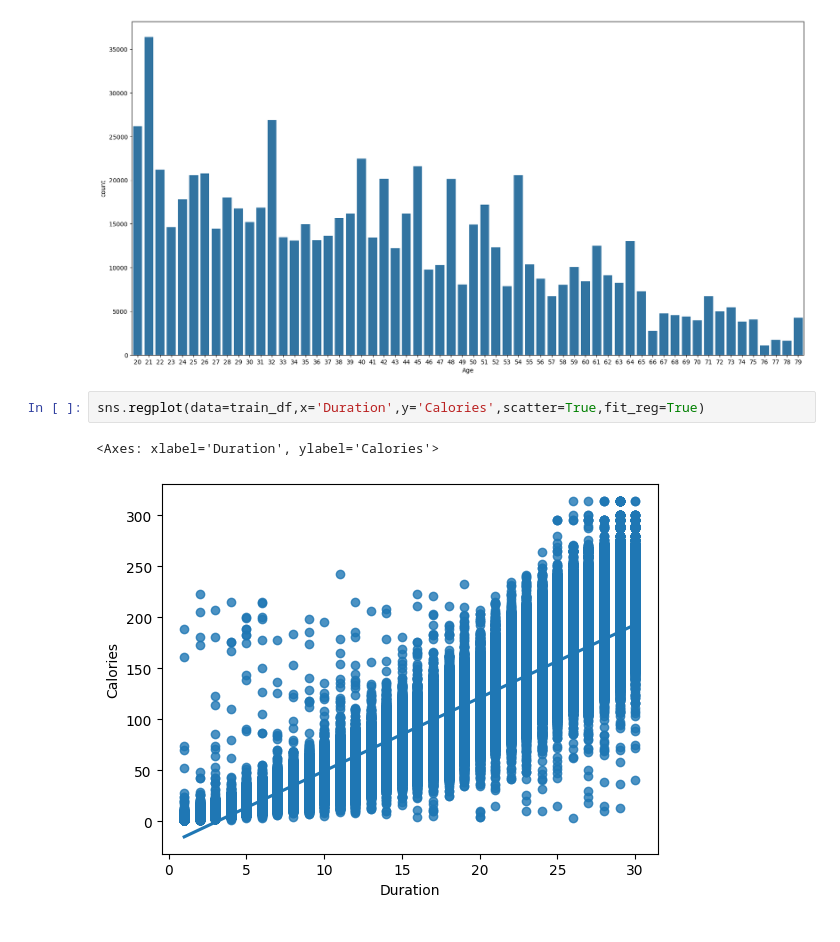
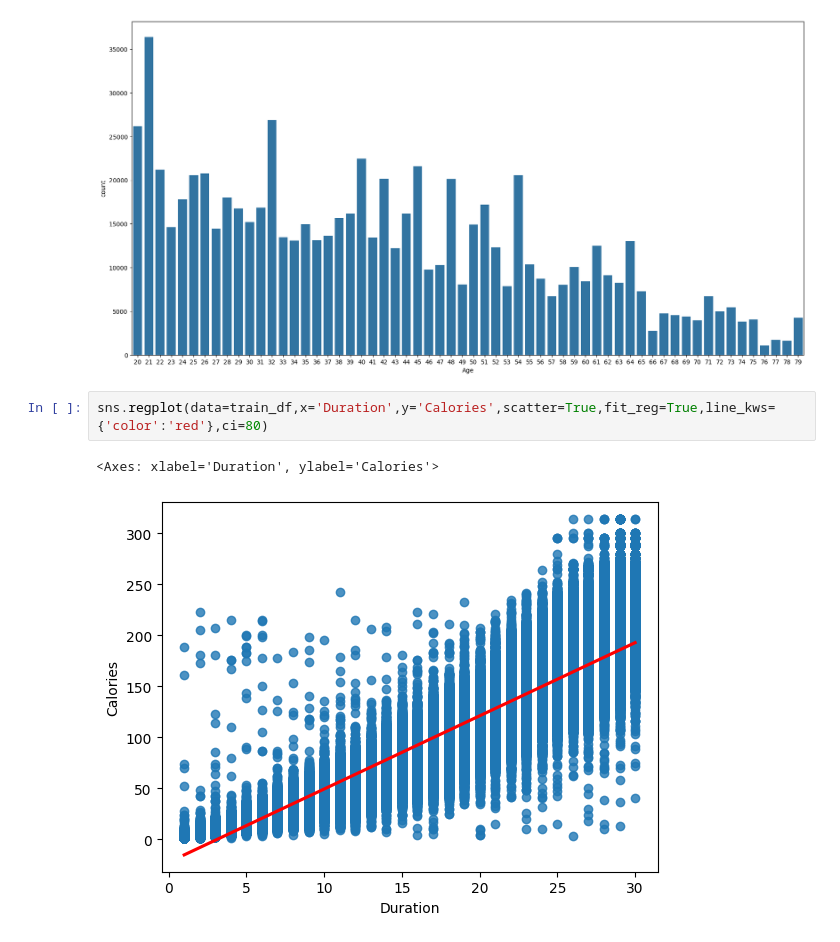
Before and after one commit to Abu-Taher01/Predict-Calorie-Expenditure, a Jupyter notebook: Welcome_To_Colab.ipynb, the cells around one changed output. Drawn from its saved outputs; the diff is of its cells as text.

```diff
--- a/Welcome_To_Colab.ipynb
+++ b/Welcome_To_Colab.ipynb
@@ -246,7 +246,7 @@ sns.countplot(train_df,x='Age')
 <Axes: xlabel='Age', ylabel='count'>
 [figure]
 # %%
-sns.regplot(data=train_df,x='Duration',y='Calories',scatter=True,fit_reg=True)
+sns.regplot(data=train_df,x='Duration',y='Calories',scatter=True,fit_reg=True,line_kws={'color':'red'},ci=80)
 # %% [output]
 <Axes: xlabel='Duration', ylabel='Calories'>
-[figure, old version]
+[figure, new version]
```
